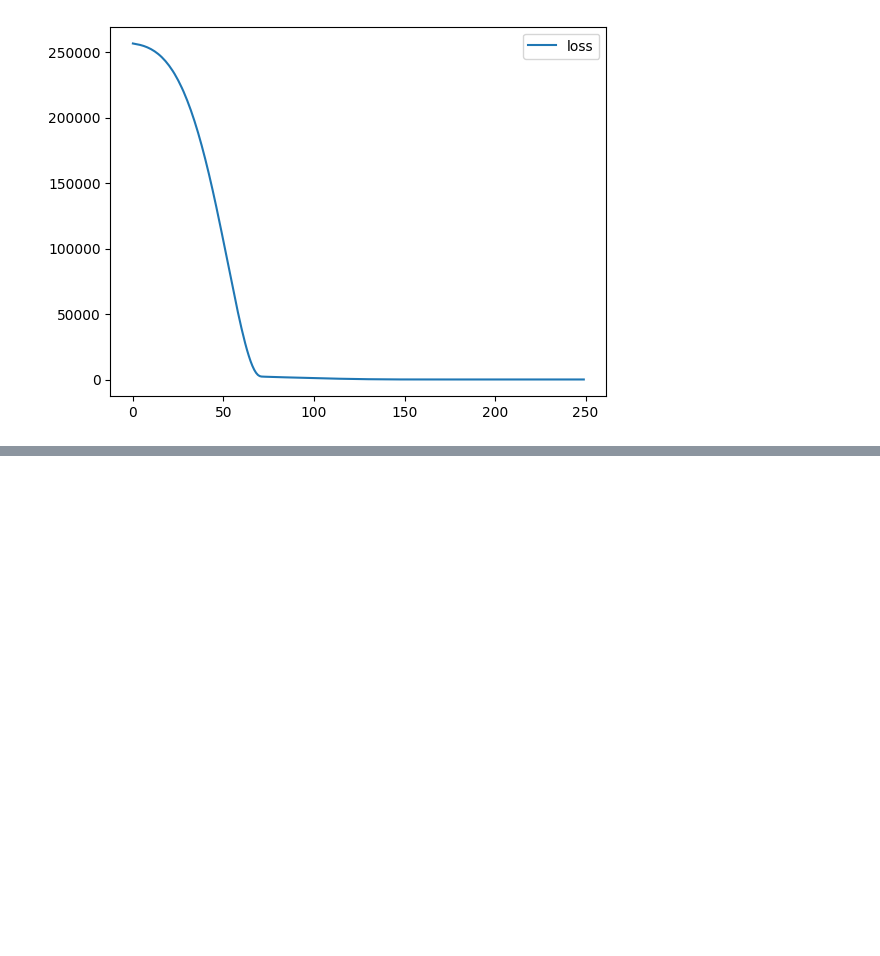
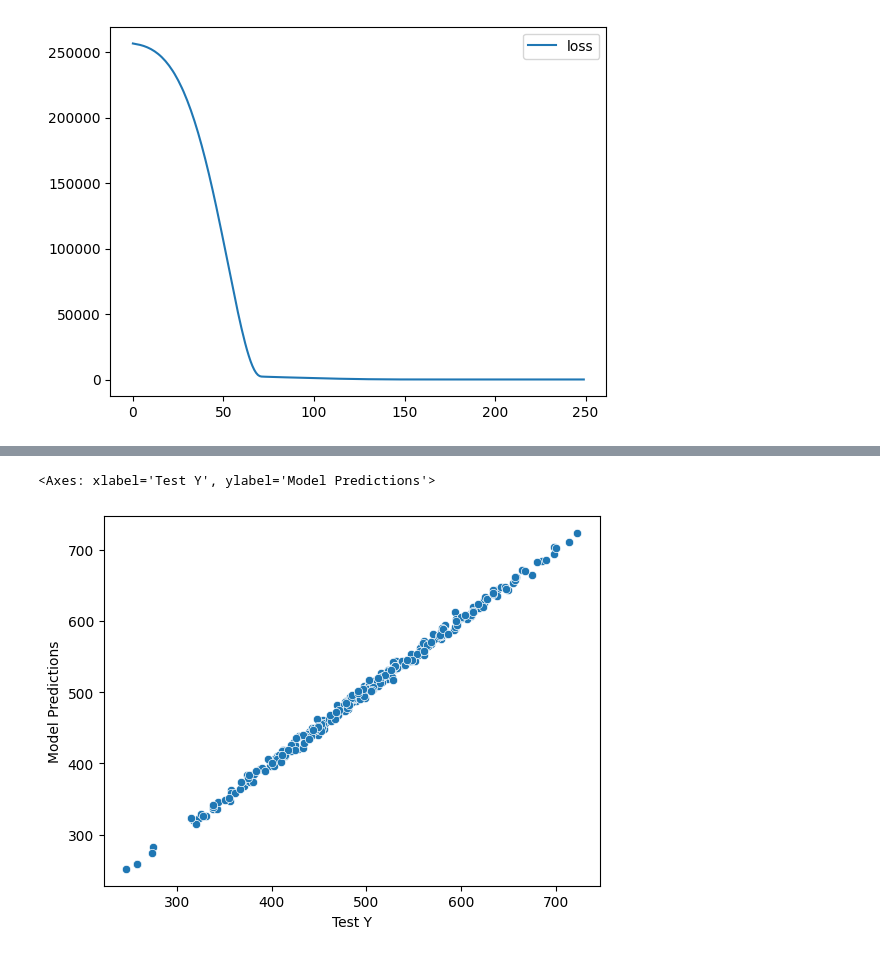
Before and after one commit to Sabbha20/ten-k-learn, a Jupyter notebook: 01 tensorflow-Keras/00 - Keras-Basics.ipynb, the cells around one changed output, grey strips where cells are left out. Saved outputs shown, nothing was run; the diff lists cells and outputs as text; code cells hidden in the pictures; blank space fills up the shorter version.

Commit message:
Evaluated the model with test data and predicted data in graph

```diff
--- a/01 tensorflow-Keras/00 - Keras-Basics.ipynb
+++ b/01 tensorflow-Keras/00 - Keras-Basics.ipynb
@@ -215,0 +241,3 @@ loss_df.plot()
+# %%
+test_pred = model.predict(X_test)
+test_pred
@@ -215,0 +267,4 @@ loss_df.plot()
+# %%
+# X_test
+pred_df = pd.DataFrame({'Test Y': y_test, 'Model Predictions': test_pred.reshape(300,)})
+pred_df
@@ -215,0 +285,5 @@ loss_df.plot()
+# %%
+sns.scatterplot(x='Test Y',y='Model Predictions',data=pred_df)
+# %% [output]
+<Axes: xlabel='Test Y', ylabel='Model Predictions'>
+[figure, added]
```
Also changed, not shown: parts of 9 cells of this notebook.
